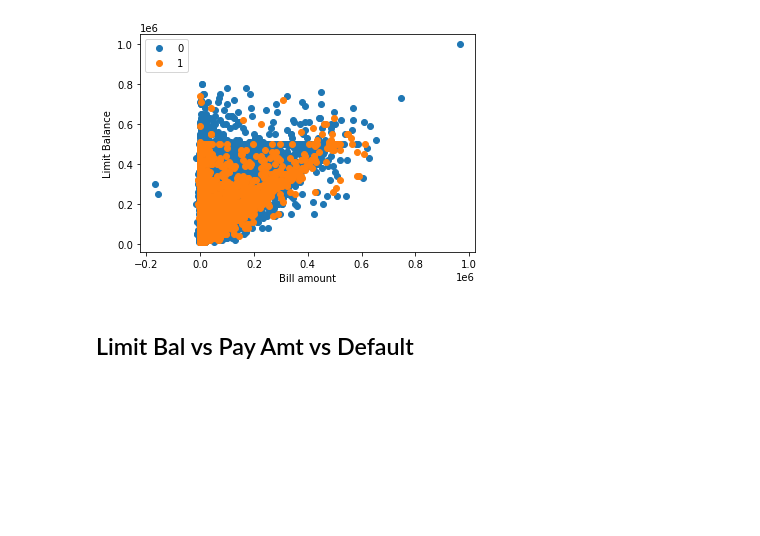
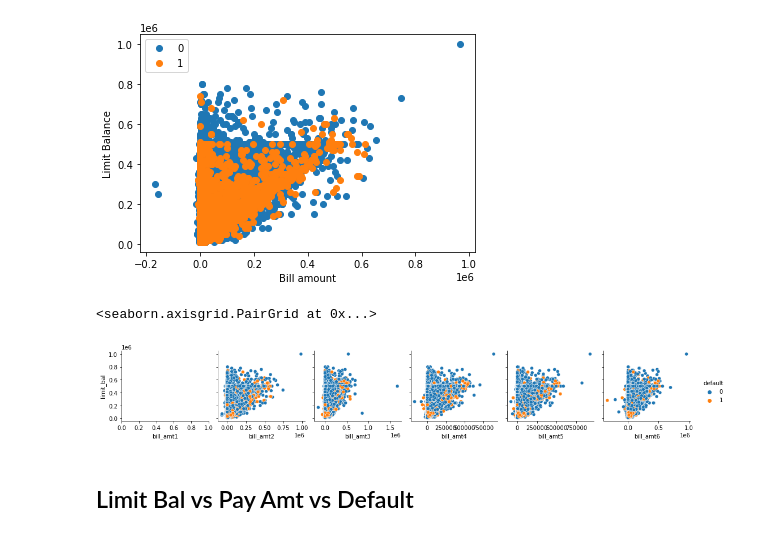
Before and after one commit to bicbeo/Data-Science-, a Jupyter notebook: Course2_Task2_EDA.ipynb, the cells around one changed output. Drawn from its saved outputs; the diff is of its cells as text; code cells hidden in the pictures; blank space fills up the shorter version.

```diff
--- a/Course2_Task2_EDA.ipynb
+++ b/Course2_Task2_EDA.ipynb
@@ -523,6 +542,13 @@ plt.ylabel('Limit Balance')
 # %% [output]
 Text(0, 0.5, 'Limit Balance')
 [figure]
+# %%
+sn.pairplot(df, hue = 'default', kind = 'scatter',
+            x_vars = ['bill_amt1', 'bill_amt2', 'bill_amt3', 'bill_amt4', 'bill_amt5', 'bill_amt6'],
+            y_vars = ['limit_bal'])
+# %% [output]
+<seaborn.axisgrid.PairGrid at 0x...>
+[figure, added]
 # %% [markdown]
 ## Limit Bal vs Pay Amt vs Default
 # %%
```
Also changed, not shown: parts of 8 cells of this notebook.
